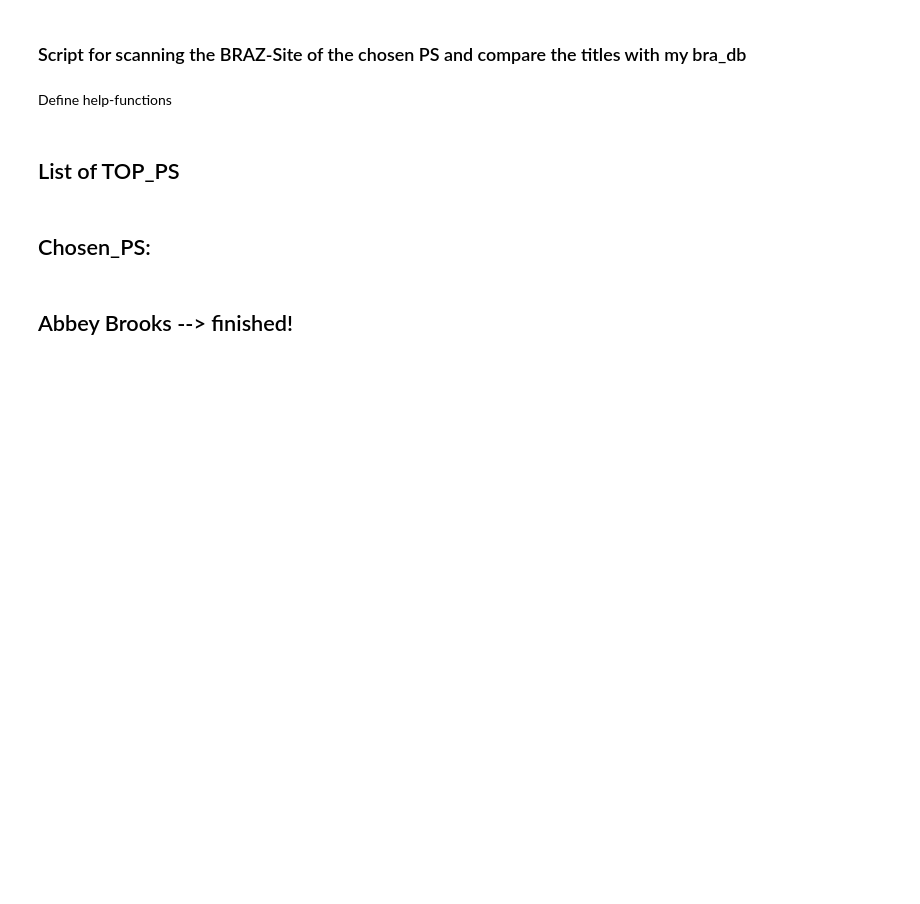
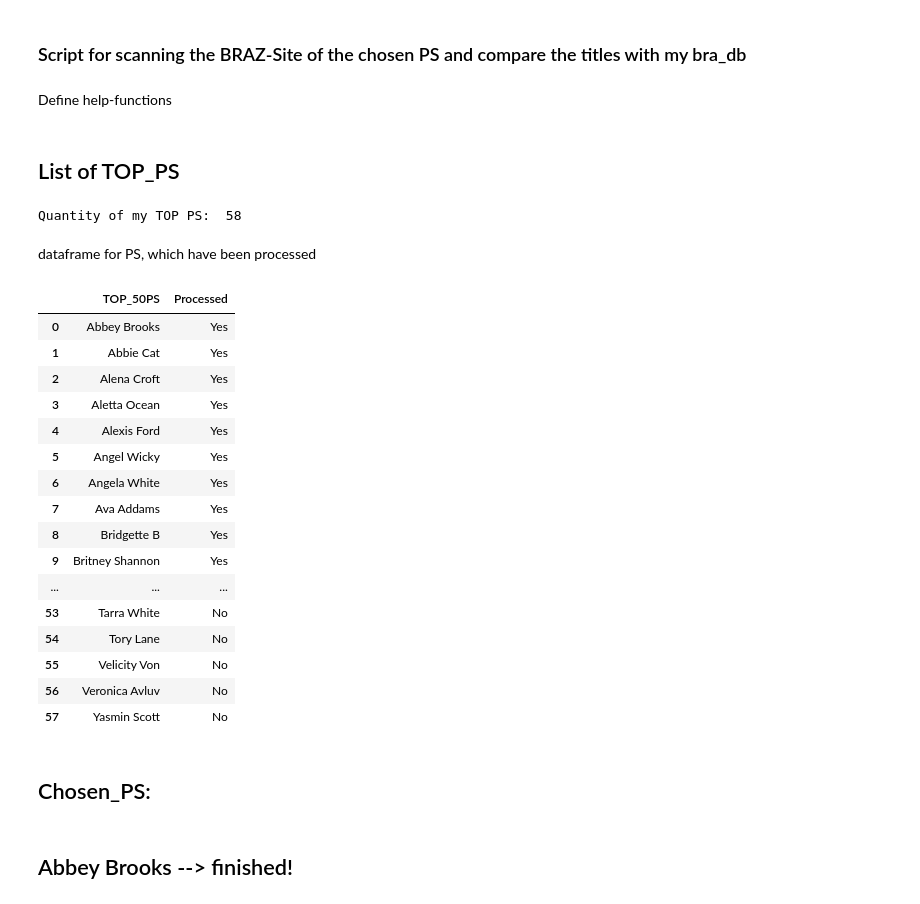
Before and after one commit to docwerder/braz, a Jupyter notebook: scan_ps_site_and_compare_with_my_db.ipynb, the cells around one changed output. Drawn from its saved outputs; the diff is of its cells as text; code cells hidden in the pictures; blank space fills up the shorter version.

```diff
--- a/scan_ps_site_and_compare_with_my_db.ipynb
+++ b/scan_ps_site_and_compare_with_my_db.ipynb
@@ -44,10 +45,49 @@ top50_ps = ['Abbey Brooks', 'Abbie Cat', 'Alena Croft', 'Aletta Ocean', 'Alexis
             'Eva Notty', 'Harmony Reigns', 'Holly Halston', 'Jasmine Jae', 'Jayden Jaymes', 'Jenna Presley',
             'Jessica Moore', 'Julia Ann', 'Katie Kox', 'Kelly Divine', 'Kendra Lust', 'Kiara Mia',
             'Krissy Lynn', 'Leigh Darby', 'Madison Ivy', 'Marsha May', 'Memphis Monroe', 'Nicolette Shea',
-            'Nikki Benz', 'Noelle Easton', 'Peta Jensen', 'Rebeca Linares', 'Rebecca More', 'Roberta Gemma',
+            'Nikki Benz', 'Noelle Easton', 'Peta Jensen', 'Rebeca Linares', 'Rebecca More', 'Riley Evans', 'Roberta Gemma',
             'Romi Rain', 'Sensual Jane', 'Shyla Stylez', 'Sienna West', 'Sophie Dee', 'Stella Cox',
             'Syren De Mer', 'Tarra White', 'Tory Lane', 'Velicity Von', 'Veronica Avluv', 'Yasmin Scott']
 print('Quantity of my TOP PS: ', str(len(top50_ps)))
+# %% [output]
+Quantity of my TOP PS:  58
+# %% [markdown]
+dataframe for PS, which have been processed
+# %%
+import pandas as pd
+df_ps_processed = pd.DataFrame()
+df_ps_processed["TOP_50PS"] = list(top50_ps)
+ps_processed = ['Abbey Brooks', 'Abbie Cat', 'Alena Croft', 'Aletta Ocean', 'Alexis Ford',
+                'Angel Wicky', 'Angela White', 'Ava Addams', 'Bridgette B', 'Britney Shannon',
+                'Carmella Bing', 'Cathy Heaven', 'Holly Halston', 'Kendra Lust', 'Romi Rain',
+                'Nicolette Shea', 'Jayden Jaymes', 'Stella Cox', 'Christie Stevens', 'Claire Dames',
+                'Chessie Kay', 'Corinna Blake', 'Dee Williams', 'Donna Bell', 'Ella Hughes', 'Emma Butt',
+                'Eva Karera', 'Eva Notty', 'Harmony Reigns', 'Jasmine Jae', 'Jenna Presley', 'Jessica Moore',
+                'Julia Ann', 'Katie Kox', 'Kiara Mia', 'Kelly Divine', 'Krissy Lynn', 'Leigh Darby',
+                'Memphis Monroe', 'Nikki Benz', 'Noelle Easton']
+
+df_ps_processed['Processed'] = df_ps_processed["TOP_50PS"].\
+                            apply(lambda x: "Yes" if x in ps_processed else 'No')
+# %%
+df_ps_processed
+# %% [output]
+|  | TOP_50PS | Processed |
+| 0 | Abbey Brooks | Yes |
+| 1 | Abbie Cat | Yes |
+| 2 | Alena Croft | Yes |
+| 3 | Aletta Ocean | Yes |
+| 4 | Alexis Ford | Yes |
+| 5 | Angel Wicky | Yes |
+| 6 | Angela White | Yes |
+| 7 | Ava Addams | Yes |
+| 8 | Bridgette B | Yes |
+| 9 | Britney Shannon | Yes |
+| ... | ... | ... |
+| 53 | Tarra White | No |
+| 54 | Tory Lane | No |
+| 55 | Velicity Von | No |
+| 56 | Veronica Avluv | No |
+| 57 | Yasmin Scott | No |
 # %% [markdown]
 ## Chosen_PS:
 # %% [markdown]
```
Also changed, not shown: parts of 150 cells of this notebook, 11 other files.
